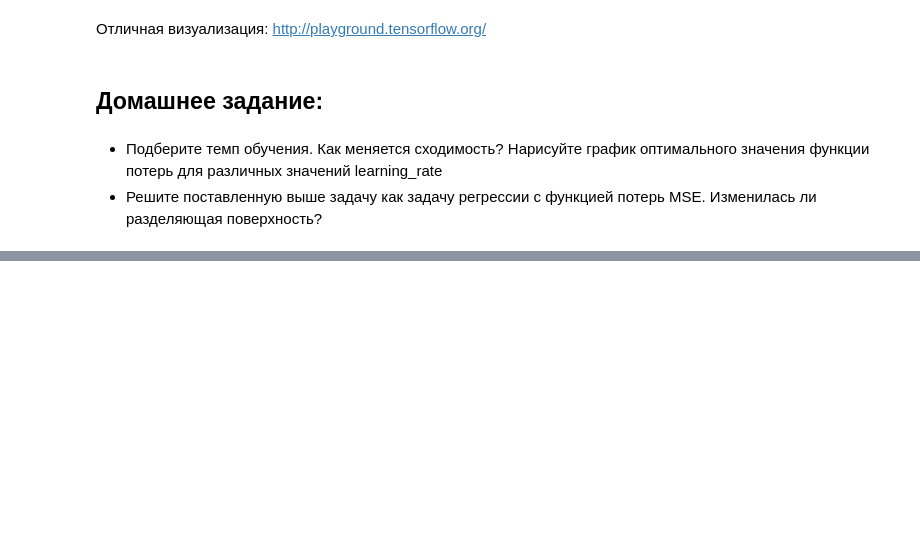
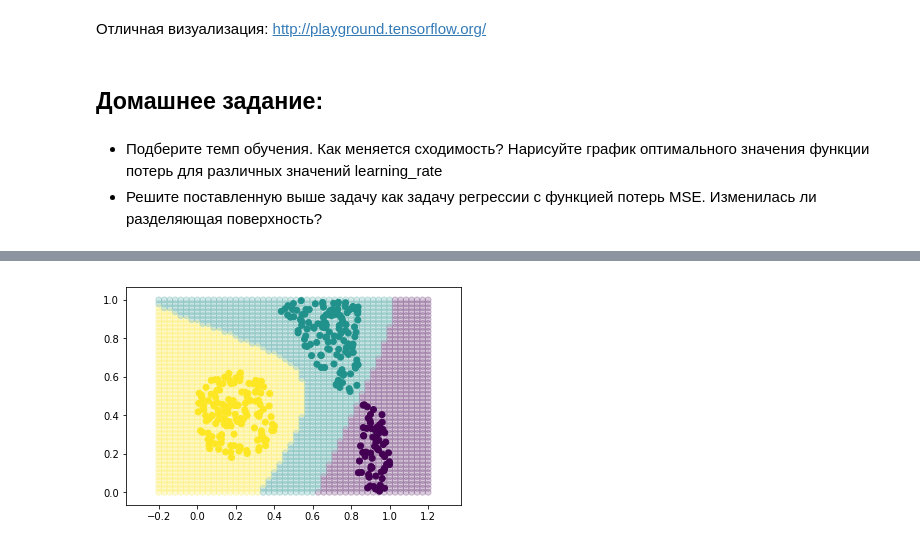
Before and after one commit to Bukhteev/sphernn, a Jupyter notebook: 1/HW1_Bukhteev_Kirill.ipynb, the cells around one changed output, grey strips where cells are left out. Saved outputs shown, nothing was run; the diff lists cells and outputs as text; code cells hidden in the pictures; blank space fills up the shorter version.

```diff
--- a/1/HW1_Bukhteev_Kirill.ipynb
+++ b/1/HW1_Bukhteev_Kirill.ipynb
@@ -393,18 +395,20 @@ for i in range(5000):
 # %%
 N = 50
 x_grid = np.linspace(-0.2, 1.2, N)
 y_grid = np.linspace(0, 1, N)
 
 
 X_mesh, Y_mesh = np.meshgrid(x_grid, y_grid)
 
 
 mesh = np.dstack((X_mesh, Y_mesh)).reshape(N*N, 2)
-predictions = np.rint(network.forward(mesh))[:.0]
+predictions = np.rint(network.forward(mesh))[:,0]
 
 predictions[predictions<0] = 0
 
 plt.scatter(mesh[:, 0], mesh[:, 1], c=predictions, alpha=0.2)
 plt.scatter(X[:, 0], X[:, 1], c=y)
 plt.axis('equal')
 plt.show()
+# %% [output]
+[figure, added]
```
Also changed, not shown: parts of 6 cells of this notebook.
